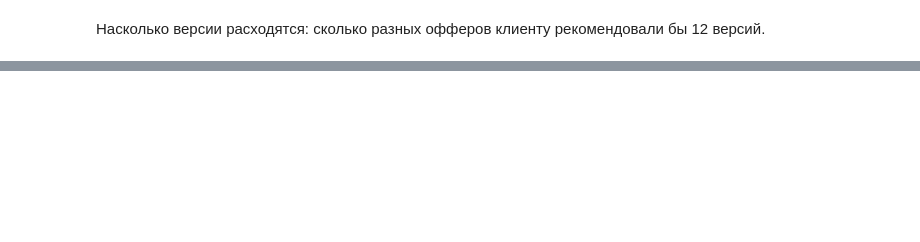
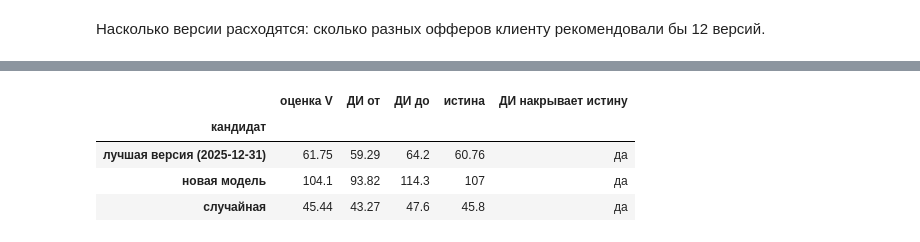
Before and after one commit to Yurashku/OffPolicyLab, a Jupyter notebook: examples/monthly_versions.ipynb, the cells around one changed output, grey strips where cells are left out. Cells and saved outputs as stored; diff of their text form; code cells hidden in the pictures; blank space fills up the shorter version.

```diff
--- a/examples/monthly_versions.ipynb
+++ b/examples/monthly_versions.ipynb
@@ -405,0 +498,16 @@ print(next(f.detail for f in seasonal_report.findings if f.code == "logger_drift
+# %%
+def with_slice(date, clients):
+    return (1 - EXPLORATION) * versions[date].action_probs(clients) + EXPLORATION / len(sim.actions)
+
+
+panel_x = make_panel(with_slice)
+panel_x["B_offer"] = new_scores(panel_x).idxmax(axis=1)
+logging_x = {d: ps.mixture([versions[d], ps.uniform()], weights=[1 - EXPLORATION, EXPLORATION]) for d in dates}
+ev_x = ps.Evaluator(panel_x, **COLUMNS, logging_policy=logging_x, logger="report_date")
+best_version = selection.winner
+board_x = ev_x.compare({
+    f"лучшая версия ({best_version})": versions[best_version],
+    "новая модель": "B_offer",
+    "случайная": ps.random_like(),
+})
+board_x
@@ -405,0 +540,12 @@ print(next(f.detail for f in seasonal_report.findings if f.code == "logger_drift
+# %%
+values_vs_truth(board_x, on=panel_x, metric="revenue", policies={
+    f"лучшая версия ({best_version})": versions[best_version],
+    "новая модель": pd.get_dummies(panel_x["B_offer"]).reindex(columns=sim.actions, fill_value=0).astype(float),
+    "случайная": as_table(panel_x["A_offer"].value_counts(normalize=True), panel_x),
+})
+# %% [output]
+|  | оценка V | ДИ от | ДИ до | истина | ДИ накрывает истину |
+| кандидат |  |  |  |  |  |
+| лучшая версия (2025-12-31) | 61.75 | 59.29 | 64.2 | 60.76 | да |
+| новая модель | 104.1 | 93.82 | 114.3 | 107 | да |
+| случайная | 45.44 | 43.27 | 47.6 | 45.8 | да |
```
Also changed, not shown: parts of 59 cells of this notebook, 21 other files.
